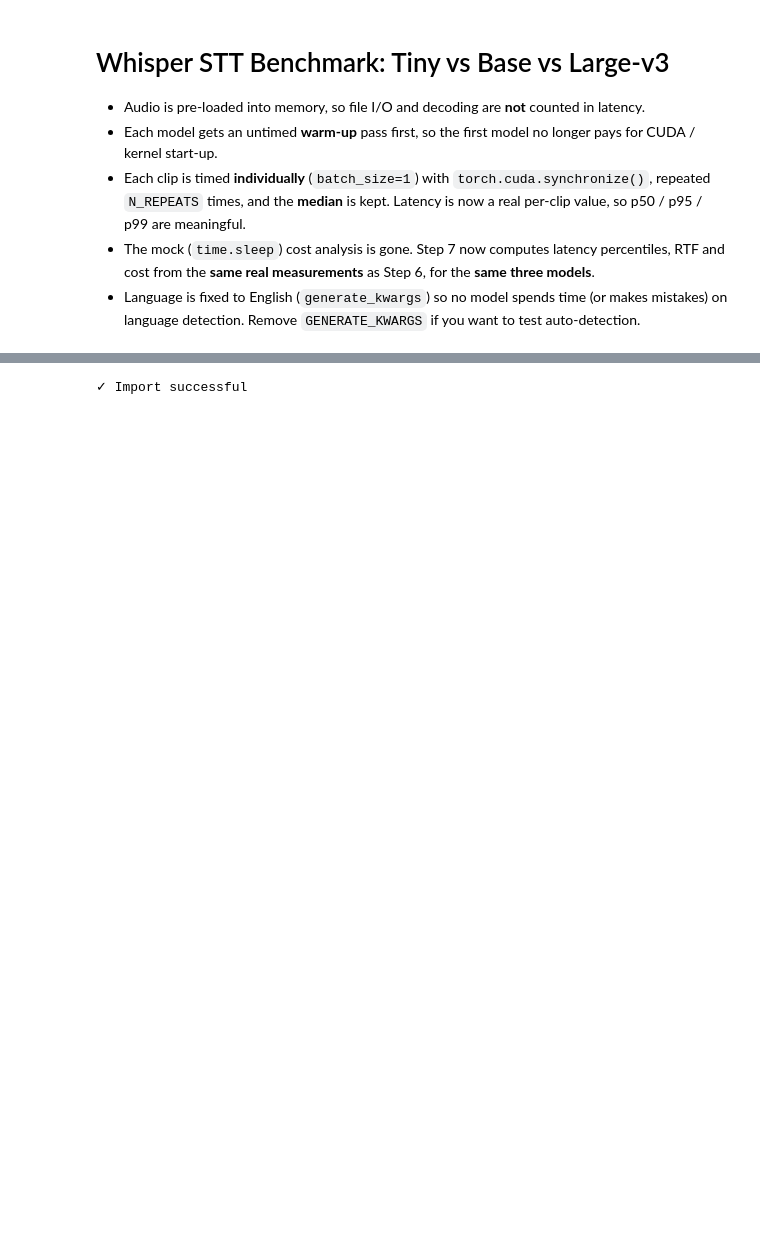
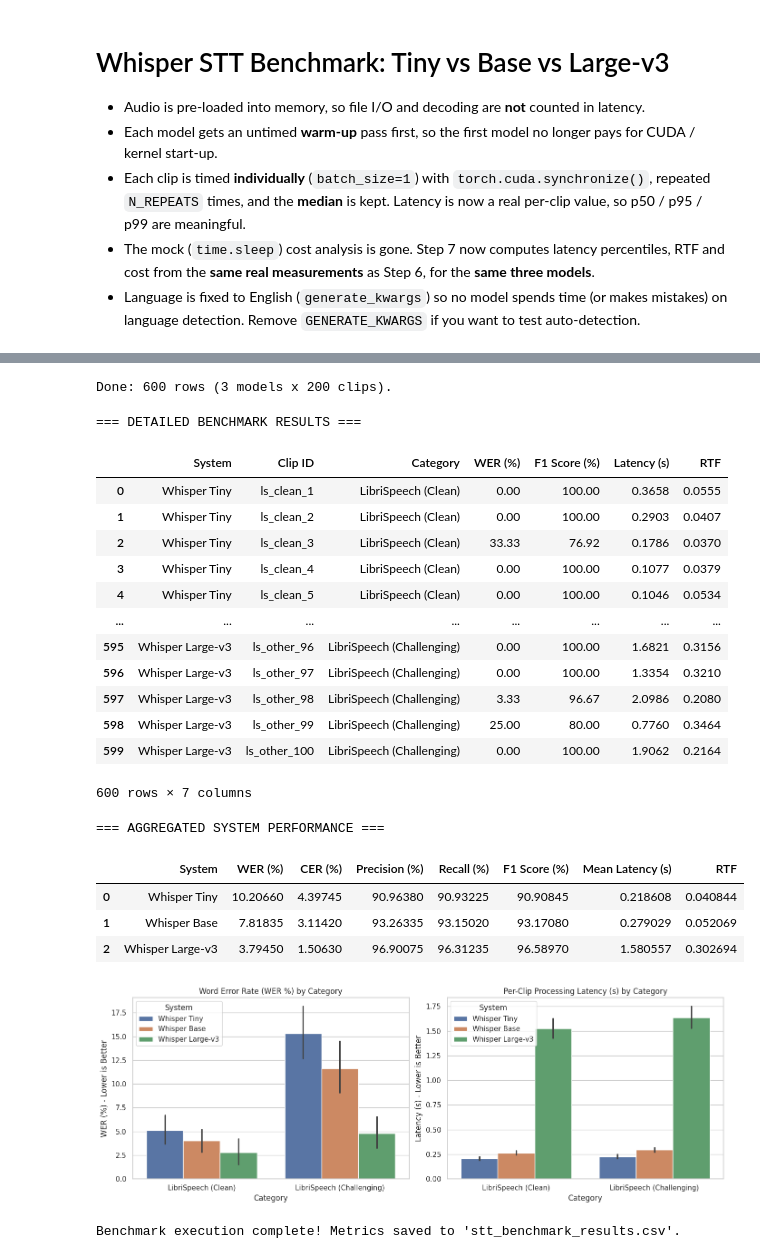
Before and after one commit to finnlimjc/AI-Systems-Evaluation, a Jupyter notebook: notebooks/STT_Comparison-wPrompt wBERT.ipynb, the cells around one changed output, grey strips where cells are left out. Saved outputs shown, nothing was run; the diff lists cells and outputs as text; code cells hidden in the pictures; blank space fills up the shorter version.

Commit message:
Run Notebook Code and Refresh Data

```diff
--- a/notebooks/STT_Comparison-wPrompt wBERT.ipynb
+++ b/notebooks/STT_Comparison-wPrompt wBERT.ipynb
@@ -147,0 +32,9 @@ Pre-loaded 200 clips into memory.
+# %%
+from src.data import download_librispeech, preload_audio
+
+print("Loading test audio corpus from LibriSpeech...")
+clips = download_librispeech()
+print(f"Loaded {len(clips)} LibriSpeech samples across conditions.")
+
+test_dataset = preload_audio(clips)
+print(f"Pre-loaded {len(test_dataset)} clips into memory.")
@@ -392,8 +65,48 @@ Whisper Large-v3           1468.85          2557.325          3349.733  0.303115
-# %%
-import os
-os.environ["CUDA_VISIBLE_DEVICES"] = ""
-
-from transformers import pipeline
-print("✓ Import successful")
-# %% [output]
-✓ Import successful
+# %%
+from src.inference import run_latency_benchmark
+
+df_results = run_latency_benchmark(whisper_models, test_dataset)
+print(f"Done: {len(df_results)} rows ({df_results['System'].nunique()} models x {len(test_dataset)} clips).")
+# %% [output]
+Done: 600 rows (3 models x 200 clips).
+# %%
+from src.aggregate import summarise_by_system
+from src.config import LATENCY_RESULTS_FILENAME
+from src.io_utils import save_results
+from src.plots import plot_accuracy_latency
+
+print("\n=== DETAILED BENCHMARK RESULTS ===")
+display(df_results[["System", "Clip ID", "Category", "WER (%)", "F1 Score (%)", "Latency (s)", "RTF"]])
+
+df_summary = summarise_by_system(df_results)
+print("\n=== AGGREGATED SYSTEM PERFORMANCE ===")
+display(df_summary)
+
+fig = plot_accuracy_latency(df_results)
+plt.show()
+
+# Consumed by the Streamlit dashboard
+save_results(df_results, LATENCY_RESULTS_FILENAME)
+print(f"Benchmark execution complete! Metrics saved to '{LATENCY_RESULTS_FILENAME}'.")
+# %% [output]
+=== DETAILED BENCHMARK RESULTS ===
+|  | System | Clip ID | Category | WER (%) | F1 Score (%) | Latency (s) | RTF |
+| 0 | Whisper Tiny | ls_clean_1 | LibriSpeech (Clean) | 0.00 | 100.00 | 0.3658 | 0.0555 |
+| 1 | Whisper Tiny | ls_clean_2 | LibriSpeech (Clean) | 0.00 | 100.00 | 0.2903 | 0.0407 |
+| 2 | Whisper Tiny | ls_clean_3 | LibriSpeech (Clean) | 33.33 | 76.92 | 0.1786 | 0.0370 |
+| 3 | Whisper Tiny | ls_clean_4 | LibriSpeech (Clean) | 0.00 | 100.00 | 0.1077 | 0.0379 |
+| 4 | Whisper Tiny | ls_clean_5 | LibriSpeech (Clean) | 0.00 | 100.00 | 0.1046 | 0.0534 |
+| ... | ... | ... | ... | ... | ... | ... | ... |
+| 595 | Whisper Large-v3 | ls_other_96 | LibriSpeech (Challenging) | 0.00 | 100.00 | 1.6821 | 0.3156 |
+| 596 | Whisper Large-v3 | ls_other_97 | LibriSpeech (Challenging) | 0.00 | 100.00 | 1.3354 | 0.3210 |
+| 597 | Whisper Large-v3 | ls_other_98 | LibriSpeech (Challenging) | 3.33 | 96.67 | 2.0986 | 0.2080 |
+| 598 | Whisper Large-v3 | ls_other_99 | LibriSpeech (Challenging) | 25.00 | 80.00 | 0.7760 | 0.3464 |
+| 599 | Whisper Large-v3 | ls_other_100 | LibriSpeech (Challenging) | 0.00 | 100.00 | 1.9062 | 0.2164 |
+600 rows × 7 columns
+=== AGGREGATED SYSTEM PERFORMANCE ===
+|  | System | WER (%) | CER (%) | Precision (%) | Recall (%) | F1 Score (%) | Mean Latency (s) | RTF |
+| 0 | Whisper Tiny | 10.20660 | 4.39745 | 90.96380 | 90.93225 | 90.90845 | 0.218608 | 0.040844 |
+| 1 | Whisper Base | 7.81835 | 3.11420 | 93.26335 | 93.15020 | 93.17080 | 0.279029 | 0.052069 |
+| 2 | Whisper Large-v3 | 3.79450 | 1.50630 | 96.90075 | 96.31235 | 96.58970 | 1.580557 | 0.302694 |
+[figure, added]
+Benchmark execution complete! Metrics saved to 'stt_benchmark_results.csv'.
```
Also changed, not shown: parts of 26 cells of this notebook, 13 other files.
